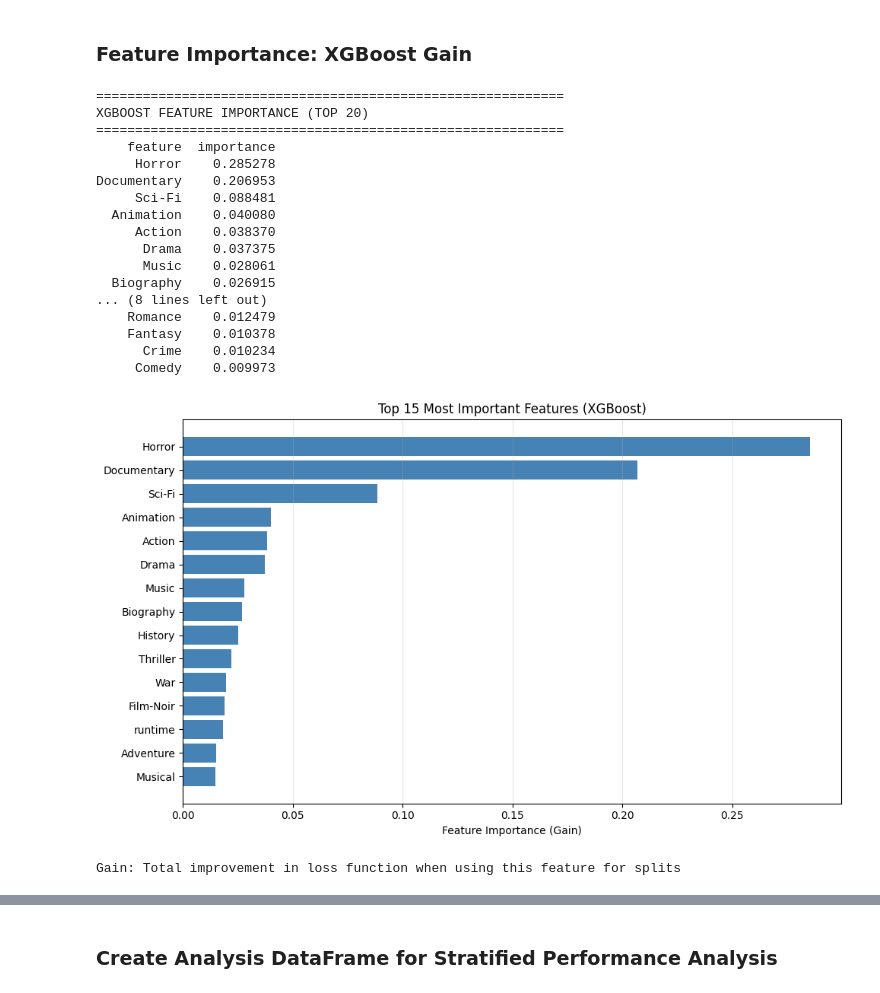
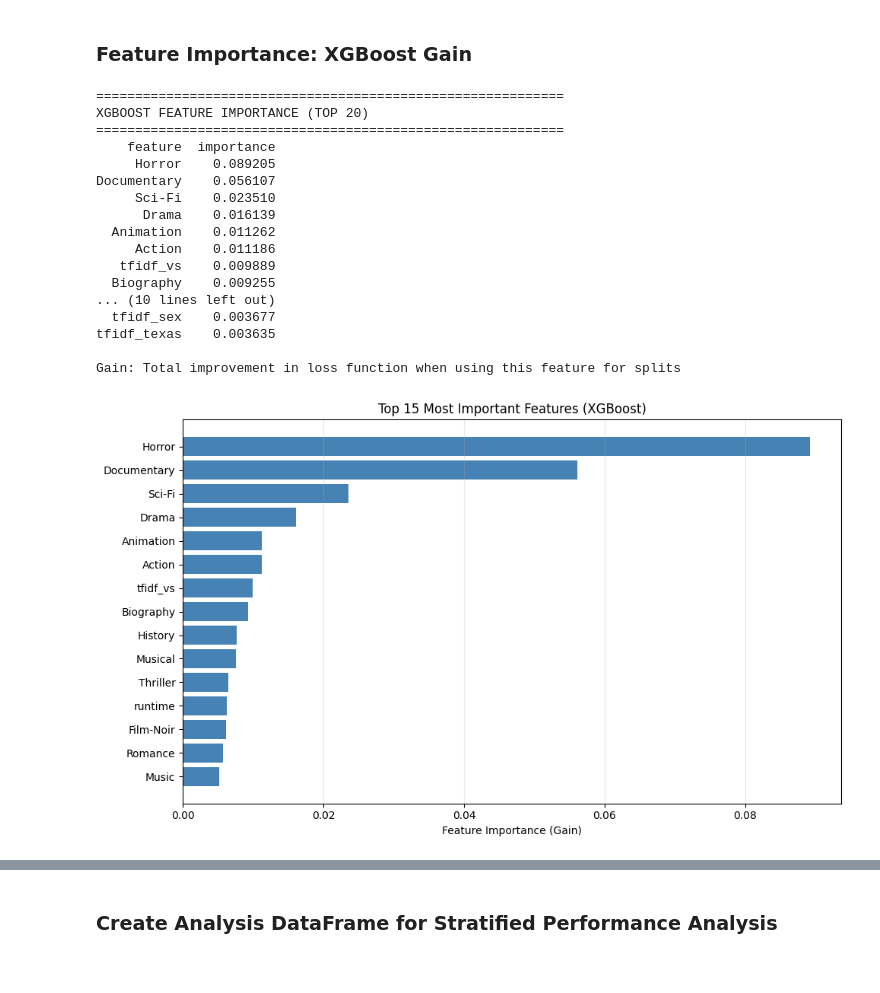
Before and after one commit to Berilay6/Movie_IMDb_Prediction, a Jupyter notebook: XGBoost.ipynb, the cells around one changed output, grey strips where cells are left out. Drawn from its saved outputs; the diff is of its cells as text; code cells hidden in the pictures.

```diff
--- a/XGBoost.ipynb
+++ b/XGBoost.ipynb
@@ -122,9 +124,10 @@ numeric_features_full = numeric_base + genre_Columns # numeric + genre features
 # columns to encode later
 director_col = "director"
 stars_col = "stars"
+description_col = "description"
 
-# Select features (NO description - dropped)
-x = df[numeric_features_full + [director_col, stars_col]].copy()
+# Select features (including description)
+x = df[numeric_features_full + [director_col, stars_col, description_col]].copy()
 
 print(f"Feature set: {x.shape}")
 print(f"Target variable: {y.shape}")
@@ -253,0 +284,16 @@ Directors and actors are categorical with thousands of unique values. Instead of
+# %%
+# Drop description column from numeric features (already converted to TF-IDF)
+X_train_numeric = X_train.drop(['description'], axis=1)
+X_test_numeric = X_test.drop(['description'], axis=1)
+
+# Combine numeric features with TF-IDF sparse matrices
+# Convert numeric DataFrame to sparse matrix for efficient memory usage
+X_train_combined = hstack([csr_matrix(X_train_numeric.values), tfidf_train])
+X_test_combined = hstack([csr_matrix(X_test_numeric.values), tfidf_test])
+
+print(f"Final training set: {X_train_combined.shape}")
+print(f"Final testing set: {X_test_combined.shape}")
+print(f"\nFeature breakdown:")
+print(f"  - Numeric features: {X_train_numeric.shape[1]} (genres + votes + runtime + director_freq + avg_actor_freq)")
+print(f"  - TF-IDF features: {tfidf_train.shape[1]} (text features from description)")
+print(f"  - Total features: {X_train_combined.shape[1]}")
@@ -356,8 +456,8 @@ random_search = RandomizedSearchCV(
     n_jobs=-1   # Use all CPU cores
 )
 
-# Fit without eval_set (RandomizedSearchCV handles validation internally)
-random_search.fit(X_train, y_train)
+# Fit with combined features (numeric + TF-IDF)
+random_search.fit(X_train_combined, y_train)
 
 print("\n" + "="*50)
 print("HYPERPARAMETER TUNING RESULTS")
@@ -366,9 +466,8 @@ print(f"\nBest Parameters:")
 for param, value in random_search.best_params_.items():
     print(f"  {param}: {value}")
 
-print(f"\nBaseline RMSE: 0.975")
-print(f"Tuned CV RMSE: {-random_search.best_score_:.4f}")
-print(f"Improvement: {0.975 - (-random_search.best_score_):.4f}")
+print(f"\nBest CV RMSE: {-random_search.best_score_:.4f}")
+print(f"Features used: {X_train_combined.shape[1]} (30 numeric/genre + 500 TF-IDF text features)")
 
 # Use best model for further evaluation
 best_model = random_search.best_estimator_
@@ -651,49 +764,54 @@ Before analyzing model errors and understanding feature contributions, we need t
 ### Feature Importance: XGBoost Gain
 # %%
 # XGBoost Feature Importance (Gain)
+# Create feature names: numeric features + TF-IDF features
+numeric_feature_names = list(X_train_numeric.columns)
+tfidf_feature_names = [f"tfidf_{word}" for word in tfidf.get_feature_names_out()]
+all_feature_names = numeric_feature_names + tfidf_feature_names
+
 feature_importance = pd.DataFrame({
-    'feature': X_train.columns,
+    'feature': all_feature_names,
     'importance': best_model.feature_importances_
 }).sort_values('importance', ascending=False)
 
 print("="*60)
 print("XGBOOST FEATURE IMPORTANCE (TOP 20)")
 print("="*60)
 print(feature_importance.head(20).to_string(index=False))
 
 # Visualize Top 15
 plt.figure(figsize=(10, 6))
 top_15 = feature_importance.head(15)
 plt.barh(range(len(top_15)), top_15['importance'], color='steelblue')
 plt.yticks(range(len(top_15)), top_15['feature'])
 plt.xlabel('Feature Importance (Gain)')
 plt.title('Top 15 Most Important Features (XGBoost)')
 plt.gca().invert_yaxis()
+
 plt.grid(True, alpha=0.3, axis='x')
+print("\nGain: Total improvement in loss function when using this feature for splits")
+
 plt.tight_layout()
 plt.show()
-
-print("\nGain: Total improvement in loss function when using this feature for splits")
 # %% [output]
 ============================================================
 XGBOOST FEATURE IMPORTANCE (TOP 20)
 ============================================================
     feature  importance
-     Horror    0.285278
-Documentary    0.206953
-     Sci-Fi    0.088481
-  Animation    0.040080
-     Action    0.038370
-      Drama    0.037375
-      Music    0.028061
-  Biography    0.026915
-... (8 lines left out)
-    Romance    0.012479
-    Fantasy    0.010378
-      Crime    0.010234
-     Comedy    0.009973
+     Horror    0.089205
+Documentary    0.056107
+     Sci-Fi    0.023510
+      Drama    0.016139
+  Animation    0.011262
+     Action    0.011186
+   tfidf_vs    0.009889
+  Biography    0.009255
+... (10 lines left out)
+  tfidf_sex    0.003677
+tfidf_texas    0.003635
+
+Gain: Total improvement in loss function when using this feature for splits
-[figure, old version]
+[figure, new version]
-Gain: Total improvement in loss function when using this feature for splits
 # %% [markdown]
 Feature importance reveals which variables the model relies on most heavily when making predictions. XGBoost's "gain" metric measures the total improvement in prediction accuracy each feature provides across all decision tree splits.
 
```
Also changed, not shown: parts of 31 cells of this notebook.
